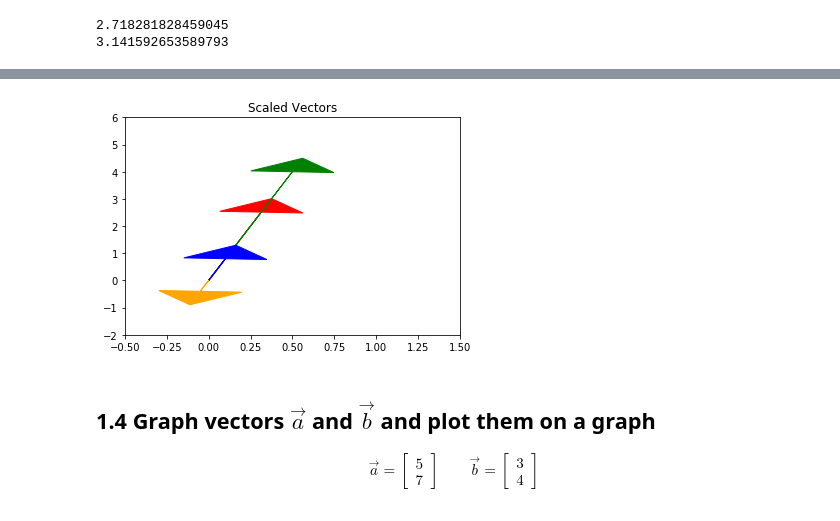
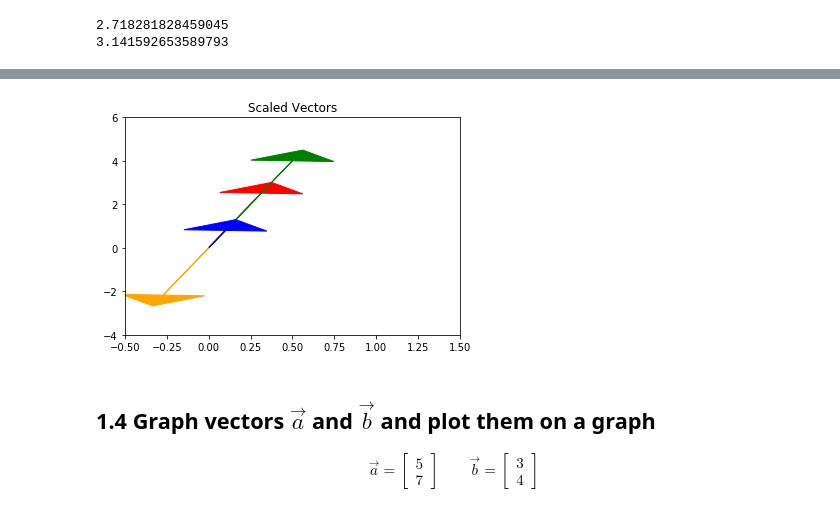
Before and after one commit to lmstephens/DS-Unit-1-Sprint-3-Linear-Algebra, a Jupyter notebook: module1-vectors-and-matrices/LS_DS_131_Vectors_and_Matrices_Assignment.ipynb, the cells around one changed output, grey strips where cells are left out. Cells and saved outputs as stored; diff of their text form; code cells hidden in the pictures.

```diff
--- a/module1-vectors-and-matrices/LS_DS_131_Vectors_and_Matrices_Assignment.ipynb
+++ b/module1-vectors-and-matrices/LS_DS_131_Vectors_and_Matrices_Assignment.ipynb
@@ -101,24 +109,28 @@ plt.show()
 # %%
 #[.1, .8]
 #starting with a simple vector
 blue = [.1, .8]
 
+# Get negative e
+e = math.e
+negative_e = -1*e
+
 #then multiply it by a scalar
 green = np.multiply(5, blue)
 red = np.multiply(math.pi, blue)
-orange = np.multiply(-0.5, blue)
+orange = np.multiply(negative_e, blue)
 
 #plot the scaled vectors
 plt.arrow(0,0, red[0], red[1], head_width=.5, head_length=0.50, color = 'red')
 plt.arrow(0,0, green[0], green[1], head_width=.5, head_length=0.50, color = 'green')
 plt.arrow(0,0, blue[0], blue[1], head_width=.5, head_length=0.50, color = 'blue')
 plt.arrow(0,0, orange[0], orange[1], head_width=.5, head_length=0.50, color = 'orange')
 plt.xlim(-.5,1.5)
-plt.ylim(-2,6)
+plt.ylim(-4,6)
 plt.title("Scaled Vectors")
 plt.show()
 # %% [output]
-[figure, old version]
+[figure, new version]
 # %% [markdown]
 ## 1.4 Graph vectors $\vec{a}$ and $\vec{b}$ and plot them on a graph
 
```
Also changed, not shown: parts of 11 cells of this notebook.
